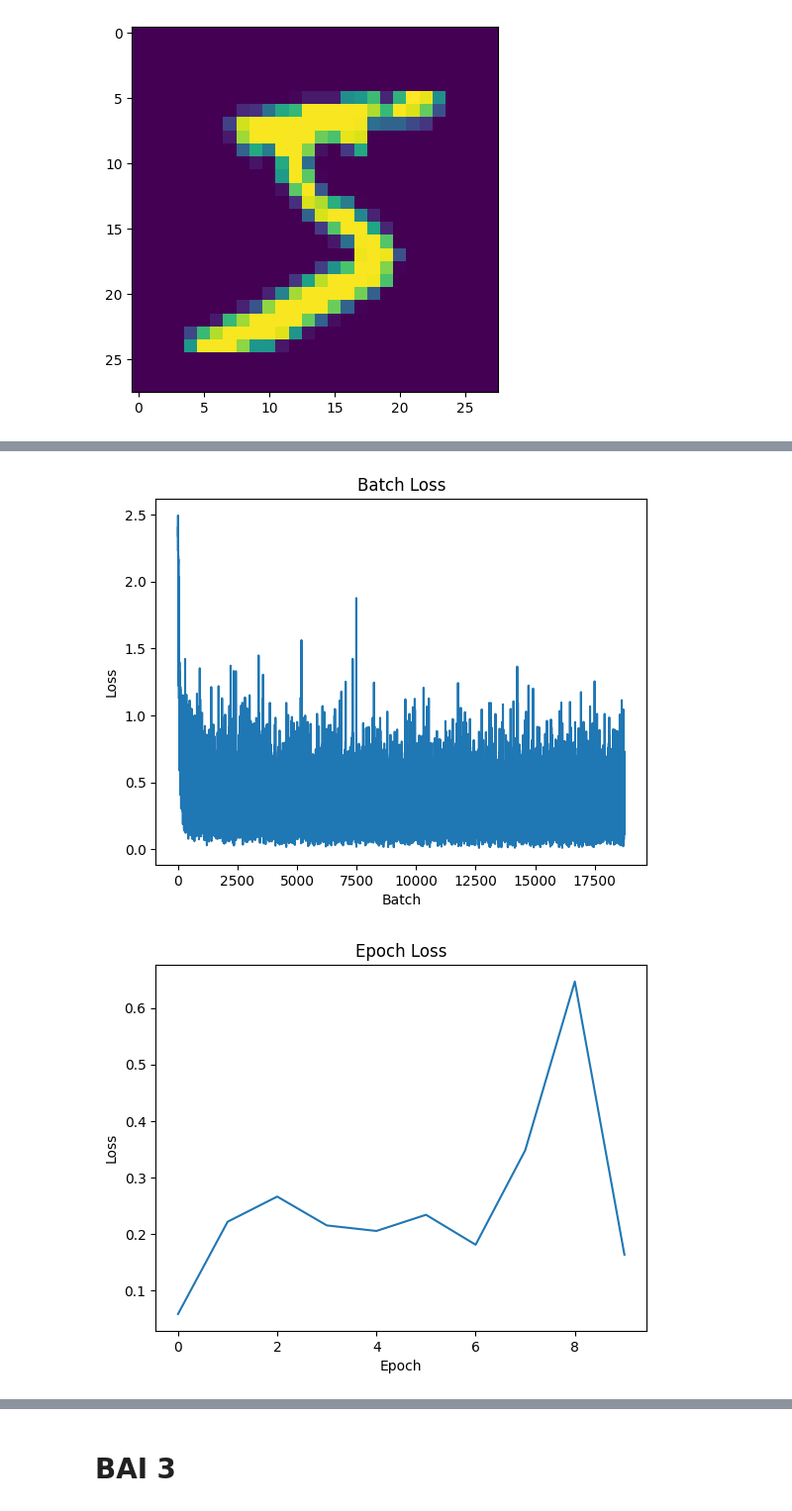
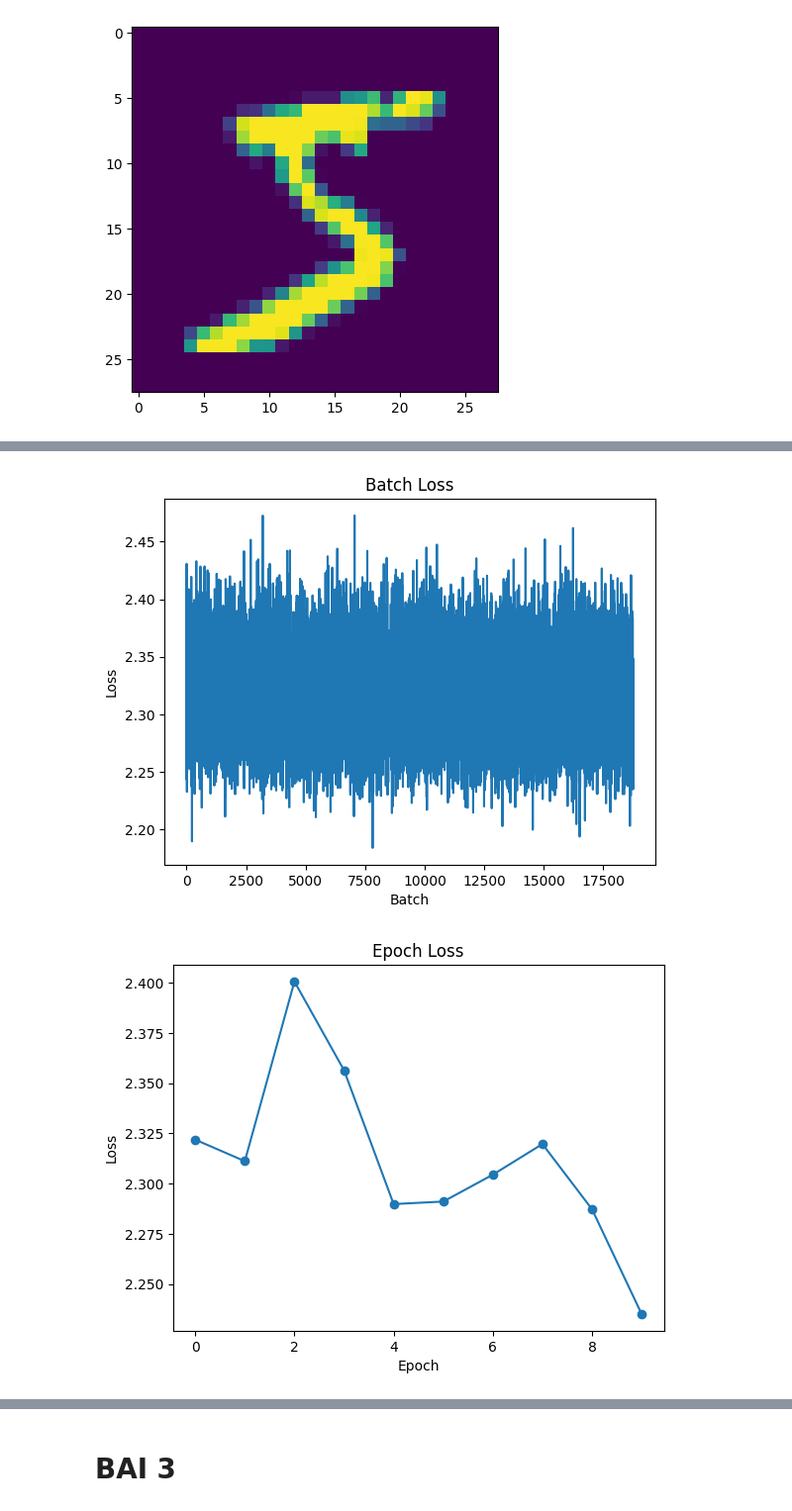
Before and after one commit to QuangCodecode/Deeplearning-NEU, a Jupyter notebook: DL-HW2/NN_pytorch.ipynb, the cells around one changed output, grey strips where cells are left out. Shown at 99% size. Saved outputs shown, nothing was run; the diff lists cells and outputs as text; code cells hidden in the pictures.

```diff
--- a/DL-HW2/NN_pytorch.ipynb
+++ b/DL-HW2/NN_pytorch.ipynb
@@ -42,7 +43,7 @@ class CFG_MNIST:
     input = ['pixel_{}'.format(i) for i in range(784)]
     output = ['class_{}'.format(i) for i in range(10)]
     epochs = 10
-    lr_list = [0.01, 0.001, 0.0001]
+    lr_list = [0.00000001, 0.001, 1]
 # %% [markdown]
 # BAI 1: XOR
 # %%
@@ -215,35 +216,34 @@ def init(lr):
 
 
 def evaluate_model(model):
-    model.eval()
-    mse = 0
-    mae = 0
-    mape = 0
+    y_pred = []
+    y_true = []
     with torch.no_grad():
         for X, y in mnist_datamodule.val:
-            y_hat = model(X.view(-1, 28*28))
-            y_hat = y_hat.argmax(dim=1).float()
-            y = y.float()
-            mse += torch.mean((y_hat - y)**2)
-            mae += torch.mean(torch.abs(y_hat - y))
-            mape += torch.mean(torch.abs((y_hat - y) / y))
+            X = X.view(-1, 28*28)
+            y_hat = model(X)
+            _, predicted = torch.max(y_hat.data, 1)
+            y_pred.extend(predicted.tolist())
+            y_true.extend(y.tolist())
 
-    mse /= len(mnist_datamodule.val.dataset)
-    mae /= len(mnist_datamodule.val.dataset)
-    mape /= len(mnist_datamodule.val.dataset)
-    print('MSE: {:.4f}, MAE: {:.4f}, MAPE: {:.4f}'.format(mse, mae, mape))
+    print('Accuracy of the network on the 10000 test images: %d %%' % (
+        100 * accuracy_score(y_true, y_pred)))
+    print('F1 score of the network on the 10000 test images: %d %%' % (
+        100 * f1_score(y_true, y_pred, average='macro')))
+    print('Recall score of the network on the 10000 test images: %d %%' % (
+        100 * recall_score(y_true, y_pred, average='macro')))
 
 
-def viz_batch_loss():
-    plt.plot(batch_loss_hist)
+def viz_batch_loss(lr):
+    plt.plot(batch_loss_hist, label=f'{lr}')
     plt.title('Batch Loss')
     plt.xlabel('Batch')
     plt.ylabel('Loss')
     plt.show()
 
 
-def viz_epoch_loss():
-    plt.plot(epoch_loss_hist)
+def viz_epoch_loss(lr):
+    plt.plot(epoch_loss_hist, marker='o', label=f'{lr}')
     plt.title('Epoch Loss')
     plt.xlabel('Epoch')
     plt.ylabel('Loss')
@@ -251,6 +251,7 @@ def viz_epoch_loss():
 # %%
 for lr in CFG_MNIST.lr_list:
     mnist_model, criterion, optimizer, epoch_loss_hist, batch_loss_hist = init(lr)
+    print("Learning rate:", lr)
     for epoch in range(CFG_MNIST.epochs):
         for X, y in mnist_datamodule.train:
             optimizer.zero_grad()
@@ -260,10 +261,10 @@ for lr in CFG_MNIST.lr_list:
             loss.backward()
             optimizer.step()
 
-        if epoch % 10 == 0:
+        if epoch % 1 == 0:
             print(f'Epoch [{epoch+1}/{CFG_MNIST.epochs}], Loss: {loss.detach():.4f}')
         epoch_loss_hist.append(loss.detach())
     evaluate_model(mnist_model)
-    viz_batch_loss()
-    viz_epoch_loss()
+    viz_batch_loss(lr)
+    viz_epoch_loss(lr)
 # %% [output]
@@ -272,2 +285,2 @@ MSE: 0.0498, MAE: 0.0104, MAPE: nan
-[figure, old version]
+[figure, new version]
-[figure, old version]
+[figure, new version]
```
Also changed, not shown: parts of 7 cells of this notebook.
